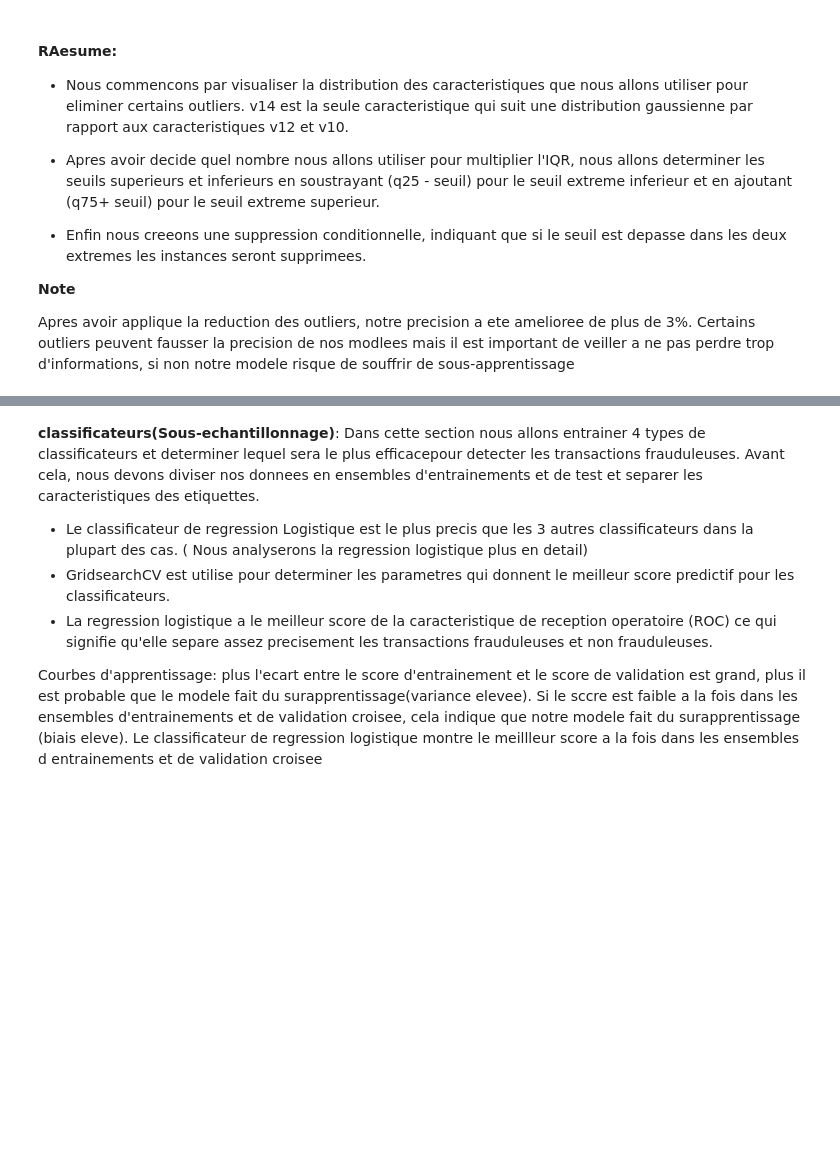
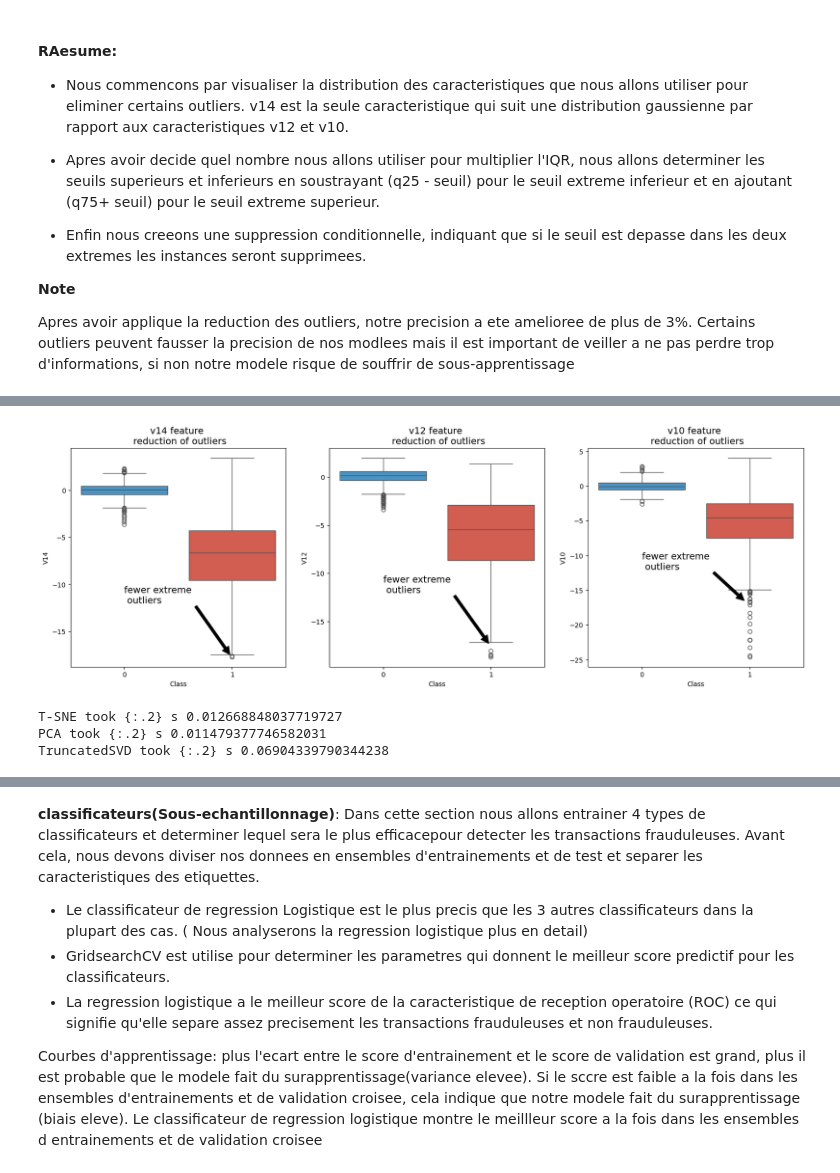
Before and after one commit to yann200/Credit-card-fraud-detection, a Jupyter notebook: notebook/fraud_detection.ipynb, the cells around one changed output, grey strips where cells are left out. Cells and saved outputs as stored; diff of their text form; code cells hidden in the pictures; blank space fills up the shorter version.

```diff
--- a/notebook/fraud_detection.ipynb
+++ b/notebook/fraud_detection.ipynb
@@ -434,7 +436,7 @@ outliers = [x for x in v14_fraud if x < v14_lower or x > v14_upper]
 print('Feature v14 outliers for fraud cases {}'.format(len(outliers)))
 print('v10 outliers: {}'.format(outliers))
 
-new_card_df = new_card_df.drop( new_card_df[(new_card_df['v14'] > v14_upper) | (new_card_df['v14'] < v14_lower)].index)
+new_card_df = new_card_df.drop( new_card_df[(new_card_df['V14'] > v14_upper) | (new_card_df['V14'] < v14_lower)].index)
 print("----" * 44)
 
 # v12 removing outliers from fraud transactions
@@ -469,27 +491,29 @@ print('Number of instances after outliers removal: {}'.format(len(new_card_df)))
 # %%
 f, (ax1, ax2, ax3) = plt.subplots(1,3, figsize = (20, 6))
 
 colors = ['#3498db', '#e74c3c']
 # boxplots with outliers removed
 # feature v14
 sns.boxplot(x="Class", y="V14", data=new_card_df, ax=ax1, palette=colors)
 ax1.set_title("v14 feature \n reduction of outliers", fontsize=14)
-ax1.annotate('fewer extreme \n outliers', xy=(0.98, -17.5), xylext=(0, -12),
+ax1.annotate('fewer extreme \n outliers', xy=(0.98, -17.5), xytext=(0, -12),
              arrowprops=dict(facecolor='black'), fontsize=14)
 
 # feature v12
 sns.boxplot(x="Class", y="V12", data=new_card_df, ax=ax2, palette=colors)
-ax1.set_title("v12 feature \n reduction of outliers", fontsize=14)
-ax1.annotate('fewer extreme \n outliers', xy=(0.98, -17.3), xylext=(0, -12),
+ax2.set_title("v12 feature \n reduction of outliers", fontsize=14)
+ax2.annotate('fewer extreme \n outliers', xy=(0.98, -17.3), xytext=(0, -12),
              arrowprops=dict(facecolor='black'), fontsize=14)
 
 # feature v10
 sns.boxplot(x="Class", y="V10", data=new_card_df, ax=ax3, palette=colors)
-ax1.set_title("v10 feature \n reduction of outliers", fontsize=14)
-ax1.annotate('fewer extreme \n outliers', xy=(0.95, -16.5), xylext=(0, -12),
+ax3.set_title("v10 feature \n reduction of outliers", fontsize=14)
+ax3.annotate('fewer extreme \n outliers', xy=(0.95, -16.5), xytext=(0, -12),
              arrowprops=dict(facecolor='black'), fontsize=14)
 
 plt.show()
+# %% [output]
+[figure, added]
 # %%
 # new_card_df is from the random undersample data (fewer instances)
 X=new_card_df.drop('Class', axis=1)
@@ -497,7 +521,7 @@ y=new_card_df['Class']
 
 # T-SNE Implementation
 t0 = time.time()
-X_reduced_pca = PCA(n_components=2, random_state = 42).fit_transform(X.values)
+X_reduced_tsne = PCA(n_components=2, random_state = 42).fit_transform(X.values)
 t1 = time.time()
 print("T-SNE took {:.2} s", format(t1-t0))
 
@@ -512,6 +536,10 @@ t0 = time.time()
 X_reduced_tsvd = TruncatedSVD(n_components=2, algorithm='randomized',random_state = 42).fit_transform(X.values)
 t1 = time.time()
 print("TruncatedSVD took {:.2} s", format(t1-t0))
+# %% [output]
+T-SNE took {:.2} s 0.012668848037719727
+PCA took {:.2} s 0.011479377746582031
+TruncatedSVD took {:.2} s 0.06904339790344238
 # %%
 f, (ax1, ax2, ax3) = plt.subplots(1,3, figsize = (24, 6))
 # Labels =['No Fraud','Fraud]
```
Also changed, not shown: parts of 16 cells of this notebook.
